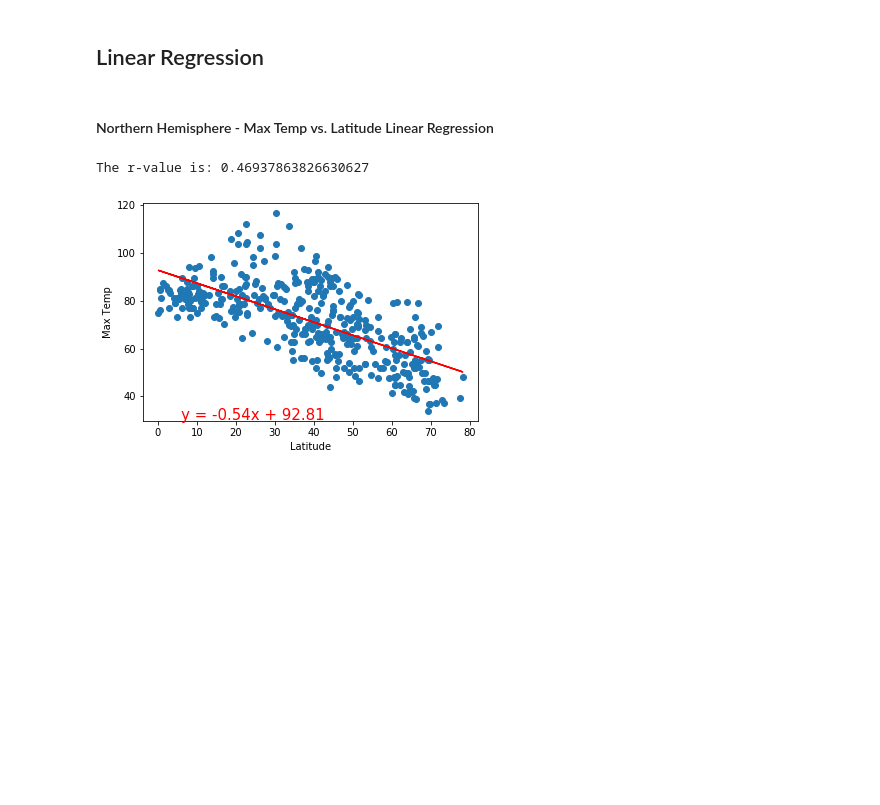
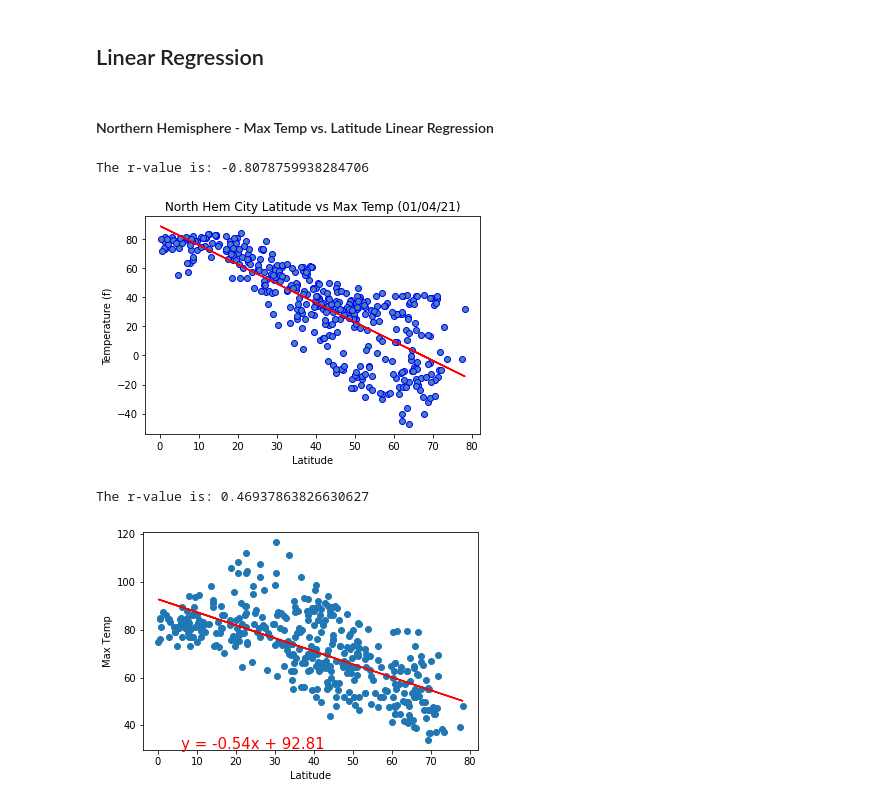
Before and after one commit to reyno255/python-api-challenge, a Jupyter notebook: WeatherPy.ipynb, the cells around one changed output. Cells and saved outputs as stored; diff of their text form; code cells hidden in the pictures; blank space fills up the shorter version.

```diff
--- a/WeatherPy.ipynb
+++ b/WeatherPy.ipynb
@@ -265,7 +284,30 @@ plt.show()
 # %% [markdown]
 ## Linear Regression
+# %%
+#create df to house Northern Hemisphere city data
+nh_mask = city_df['Lat'] > 0
+nh_cities = city_df[nh_mask]
+
+#create df to house Southern Hemisphere city data
+sh_mask = city_df['Lat'] < 0
+sh_cities = city_df[sh_mask]
 # %% [markdown]
 ####  Northern Hemisphere - Max Temp vs. Latitude Linear Regression
+# %%
+print(f"The r-value is: {linregress(nh_cities['Max Temp'],nh_cities['Lat'])[2]}")
+
+plt.figure(figsize=(6,4))
+plt.scatter(nh_cities['Lat'],nh_cities['Max Temp'],color='steelblue',edgecolors='b')
+m, b = np.polyfit(nh_cities['Lat'],nh_cities['Max Temp'], 1)
+
+plt.plot(nh_cities['Lat'], m*nh_cities['Lat'] + b,color='red')
+plt.title(f"North Hem City Latitude vs Max Temp ({pd.Timestamp('today').strftime('%m/%d/%y')})")
+plt.xlabel('Latitude')
+plt.ylabel('Temperature (f)')
+plt.show()
+# %% [output]
+The r-value is: -0.8078759938284706
+[figure, added]
 # %%
 # %% [output]
 The r-value is: 0.46937863826630627
```
Also changed, not shown: parts of 5 cells of this notebook.
